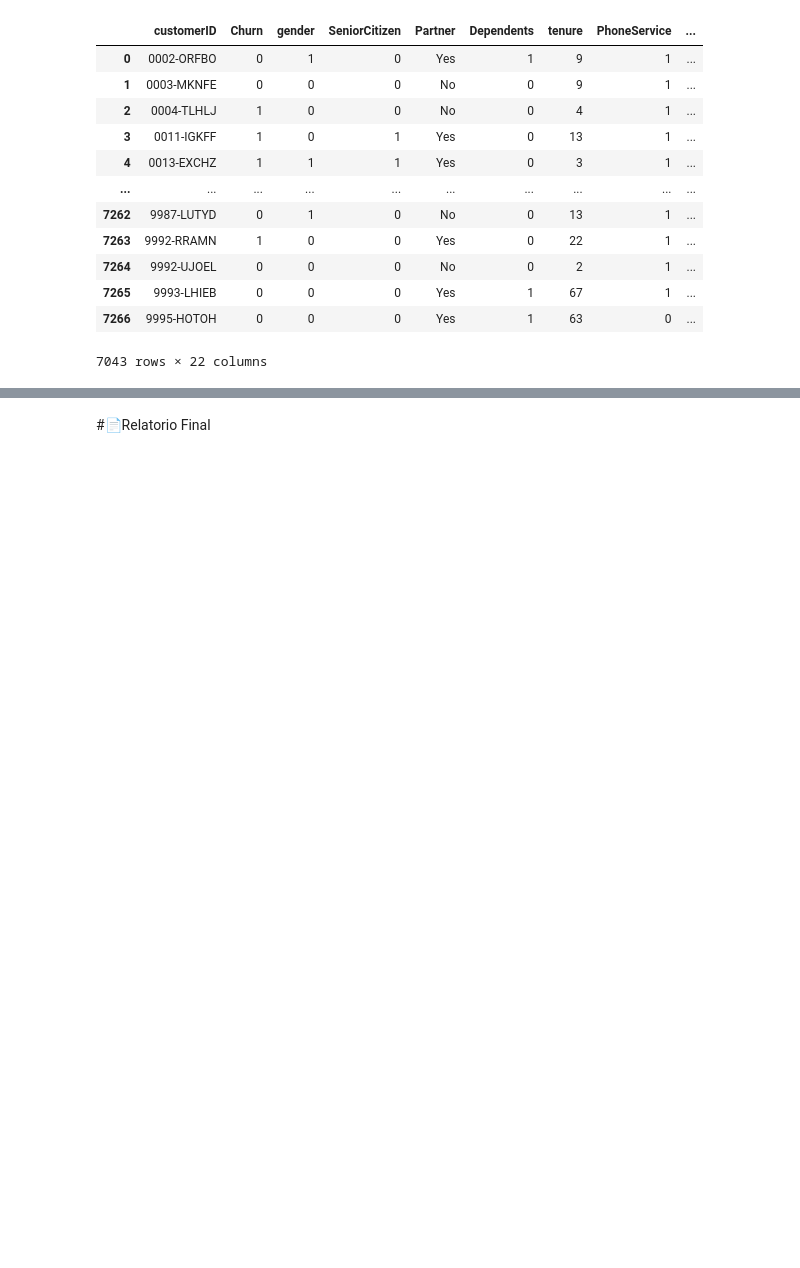
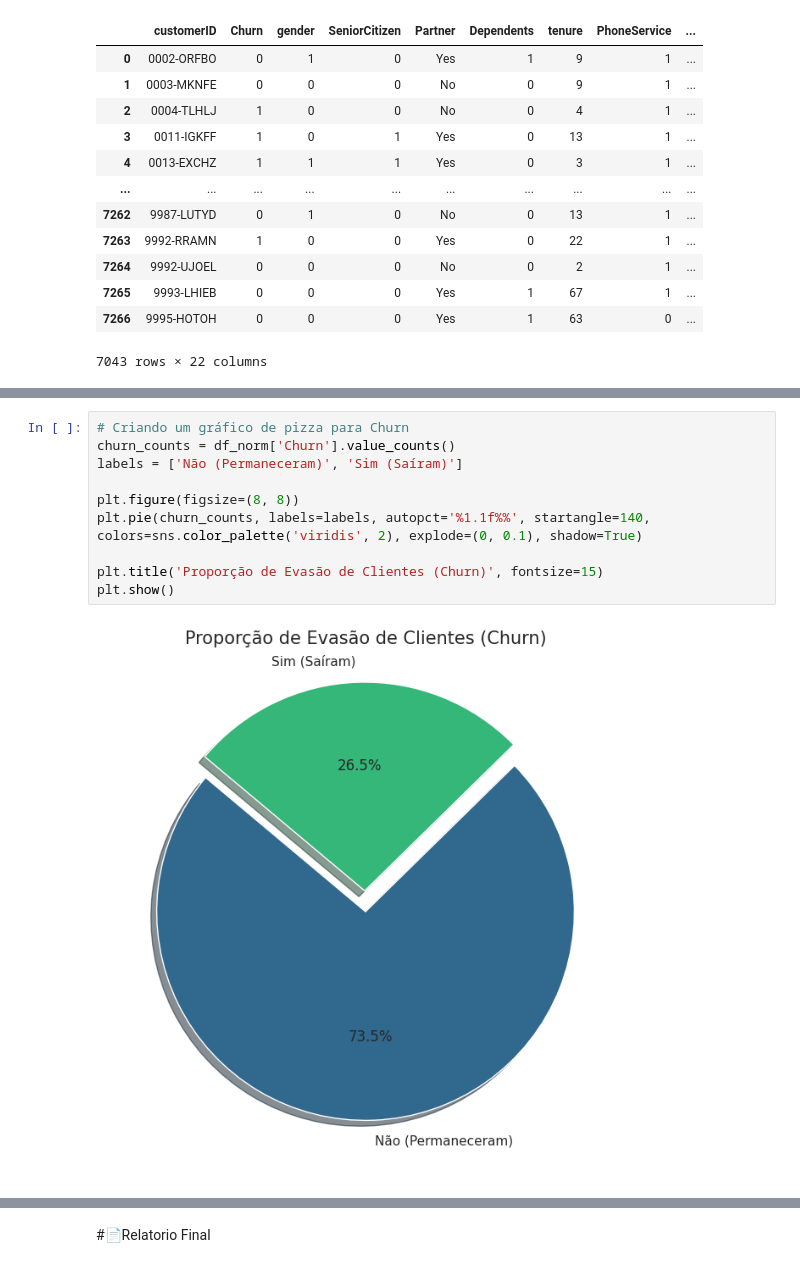
Before and after one commit to givasSI/Telecom_X, a Jupyter notebook: TelecomX_BR.ipynb, the cells around one changed output, grey strips where cells are left out. Saved outputs shown, nothing was run; the diff lists cells and outputs as text; blank space fills up the shorter version.

```diff
--- a/TelecomX_BR.ipynb
+++ b/TelecomX_BR.ipynb
@@ -343,0 +426,12 @@ df_norm
+# %%
+# Criando um gráfico de pizza para Churn
+churn_counts = df_norm['Churn'].value_counts()
+labels = ['Não (Permaneceram)', 'Sim (Saíram)']
+
+plt.figure(figsize=(8, 8))
+plt.pie(churn_counts, labels=labels, autopct='%1.1f%%', startangle=140, colors=sns.color_palette('viridis', 2), explode=(0, 0.1), shadow=True)
+
+plt.title('Proporção de Evasão de Clientes (Churn)', fontsize=15)
+plt.show()
+# %% [output]
+[figure, added]
```
Also changed, not shown: parts of 32 cells of this notebook.
